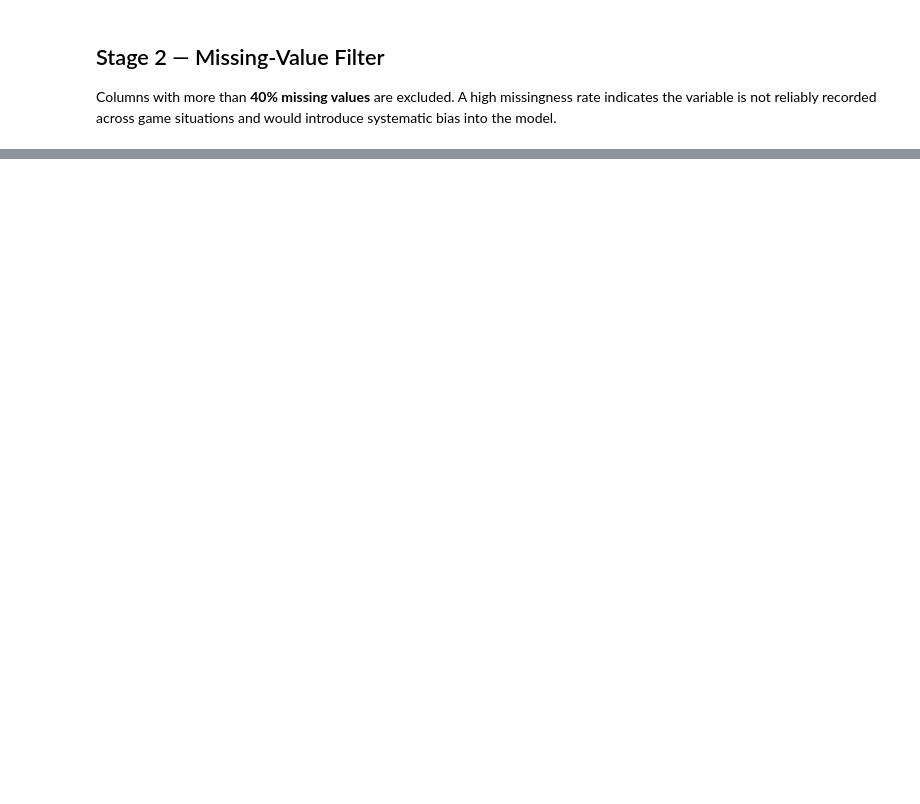
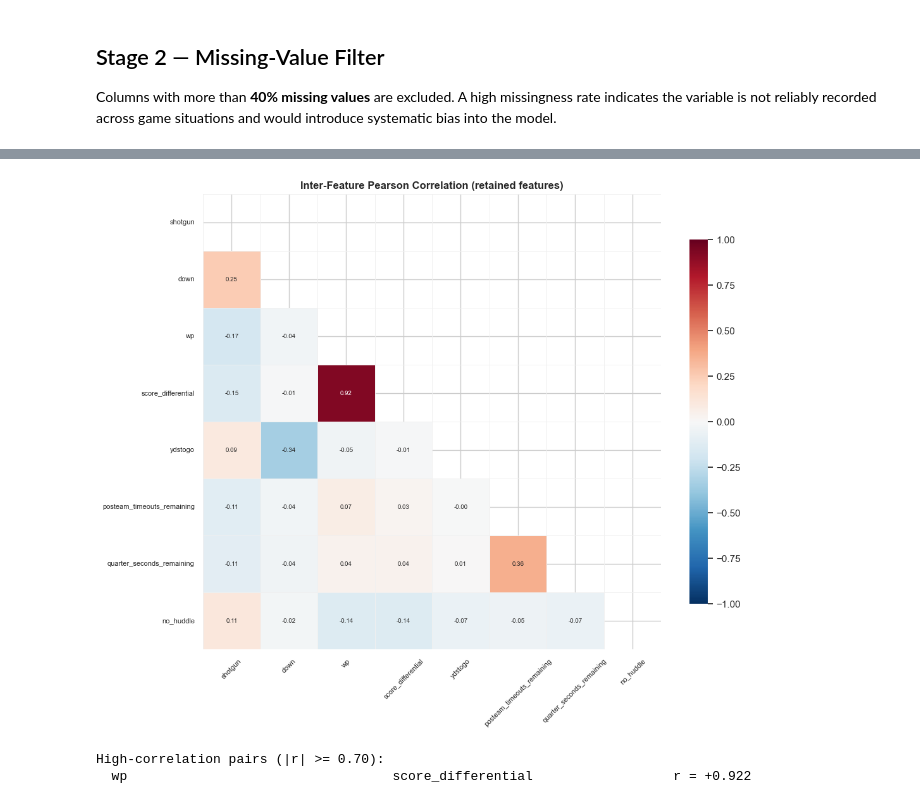
Before and after one commit to Orangenraph/Predicting-American-Football-Plays, a Jupyter notebook: notebooks/02_feature_selection.ipynb, the cells around one changed output, grey strips where cells are left out. Drawn from its saved outputs; the diff is of its cells as text; code cells hidden in the pictures; blank space fills up the shorter version.

```diff
--- a/notebooks/02_feature_selection.ipynb
+++ b/notebooks/02_feature_selection.ipynb
@@ -615,0 +606,46 @@ else:
+# %%
+# ordinal-encode categoricals for correlation matrix only
+df_corr = df[FEATURES_100].copy()
+cat_in_final = [c for c in FEATURES_CAT if c in FEATURES_100]
+if cat_in_final:
+    enc = OrdinalEncoder()
+    df_corr[cat_in_final] = enc.fit_transform(df_corr[cat_in_final].astype(str))
+
+corr_matrix = df_corr.apply(pd.to_numeric, errors="coerce").corr(method="pearson")
+
+fig, ax = plt.subplots(figsize=(11, 9))
+mask = np.triu(np.ones_like(corr_matrix, dtype=bool))
+
+sns.heatmap(
+    corr_matrix, mask=mask, annot=True, fmt=".2f", cmap="RdBu_r",
+    center=0, vmin=-1, vmax=1, linewidths=0.4, linecolor="#f0f0f0",
+    annot_kws={"size": 7}, cbar_kws={"shrink": 0.8}, ax=ax
+)
+
+ax.set_title("Inter-Feature Pearson Correlation (retained features)",
+             fontsize=12, fontweight="bold")
+ax.tick_params(axis="x", rotation=45, labelsize=8)
+ax.tick_params(axis="y", rotation=0, labelsize=8)
+plt.tight_layout()
+plt.savefig(FIGURES_EDA / "stage3_feature_correlation.png", dpi=PLOT_DPI, bbox_inches="tight")
+plt.show()
+
+# flag high-correlation pairs
+high_corr = []
+cols_c = corr_matrix.columns.tolist()
+for i in range(len(cols_c)):
+    for j in range(i + 1, len(cols_c)):
+        r = corr_matrix.iloc[i, j]
+        if abs(r) >= 0.70:
+            high_corr.append((cols_c[i], cols_c[j], round(r, 3)))
+
+if high_corr:
+    print("High-correlation pairs (|r| >= 0.70):")
+    for a, b, r in sorted(high_corr, key=lambda x: abs(x[2]), reverse=True):
+        print(f"  {a:<35} {b:<35} r = {r:+.3f}")
+else:
+    print("No feature pairs exceed |r| = 0.70")
+# %% [output]
+[figure, added]
+High-correlation pairs (|r| >= 0.70):
+  wp                                  score_differential                  r = +0.922
```
Also changed, not shown: parts of 26 cells of this notebook, 3 other files.
